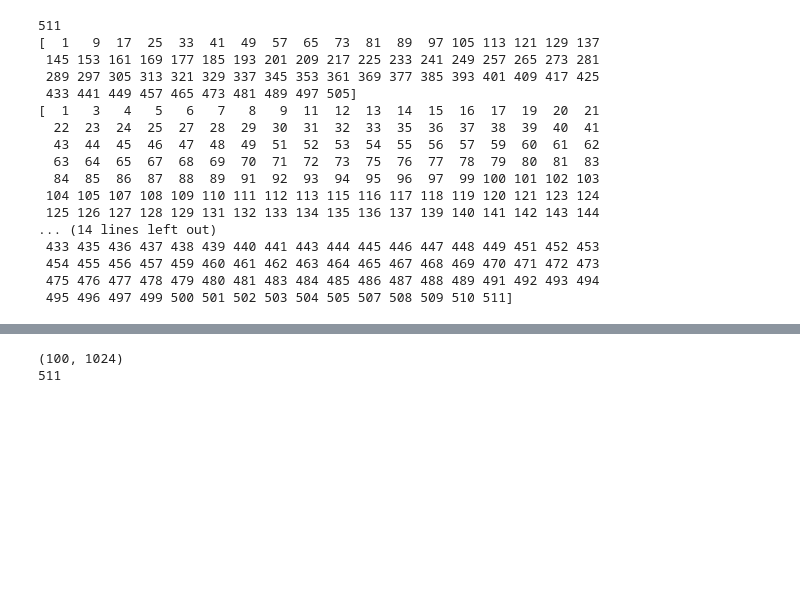
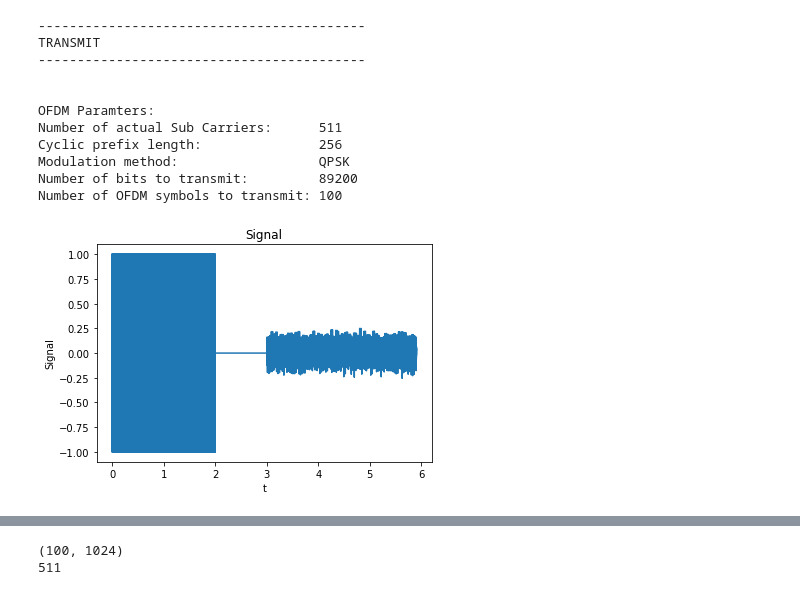
Before and after one commit to adamg-97/GF3-audio-modem, a Jupyter notebook: Audio.ipynb, the cells around one changed output, grey strips where cells are left out. Cells and saved outputs as stored; diff of their text form; code cells hidden in the pictures; blank space fills up the shorter version.

```diff
--- a/Audio.ipynb
+++ b/Audio.ipynb
@@ -16,28 +12,23 @@ bits = np.random.binomial(n=1, p=0.5, size=(no_bits, ))
 # %%
-tx = transmitter(ofdm_symbol_size, cp_length, "QPSK", P=pilots_per_block, pilot_value=pilot_value)
+tx = transmitter(ofdm_symbol_size, cp_length, modulation, P=pilots_per_block, pilot_value=pilot_value)
 
-print(len(tx.all_carriers))
-print(tx.pilot_carriers)
-print(tx.data_carriers)
-#signal = tx.transmit(bits)
+no_bits = 100 * tx.bits_per_symbol
+bits = np.random.binomial(n=1, p=0.5, size=(no_bits, ))
+
+signal = tx.transmit(bits)
 # %% [output]
-511
-[  1   9  17  25  33  41  49  57  65  73  81  89  97 105 113 121 129 137
- 145 153 161 169 177 185 193 201 209 217 225 233 241 249 257 265 273 281
- 289 297 305 313 321 329 337 345 353 361 369 377 385 393 401 409 417 425
- 433 441 449 457 465 473 481 489 497 505]
-[  1   3   4   5   6   7   8   9  11  12  13  14  15  16  17  19  20  21
-  22  23  24  25  27  28  29  30  31  32  33  35  36  37  38  39  40  41
-  43  44  45  46  47  48  49  51  52  53  54  55  56  57  59  60  61  62
-  63  64  65  67  68  69  70  71  72  73  75  76  77  78  79  80  81  83
-  84  85  86  87  88  89  91  92  93  94  95  96  97  99 100 101 102 103
- 104 105 107 108 109 110 111 112 113 115 116 117 118 119 120 121 123 124
- 125 126 127 128 129 131 132 133 134 135 136 137 139 140 141 142 143 144
-... (14 lines left out)
- 433 435 436 437 438 439 440 441 443 444 445 446 447 448 449 451 452 453
- 454 455 456 457 459 460 461 462 463 464 465 467 468 469 470 471 472 473
- 475 476 477 478 479 480 481 483 484 485 486 487 488 489 491 492 493 494
- 495 496 497 499 500 501 502 503 504 505 507 508 509 510 511]
+------------------------------------------
+TRANSMIT
+------------------------------------------
+
+
+OFDM Paramters:
+Number of actual Sub Carriers:      511
+Cyclic prefix length:               256
+Modulation method:                  QPSK
+Number of bits to transmit:         89200
+Number of OFDM symbols to transmit: 100
+[figure, added]
 # %%
 #scipy.io.wavfile.write(r"sound_files/chirp.wav", fs, fsweep)
 
```
Also changed, not shown: parts of 7 cells of this notebook, 1 other file.
